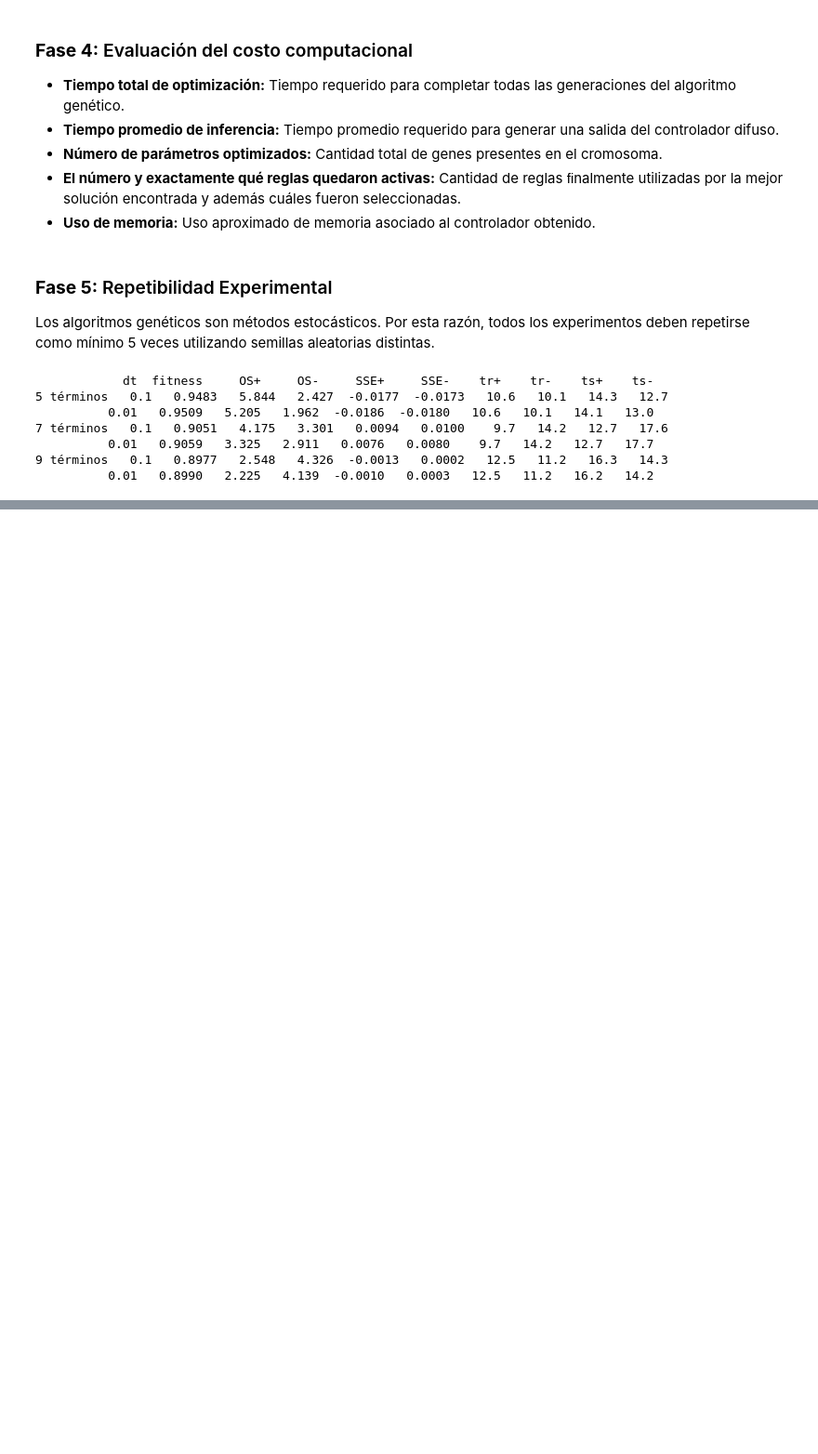
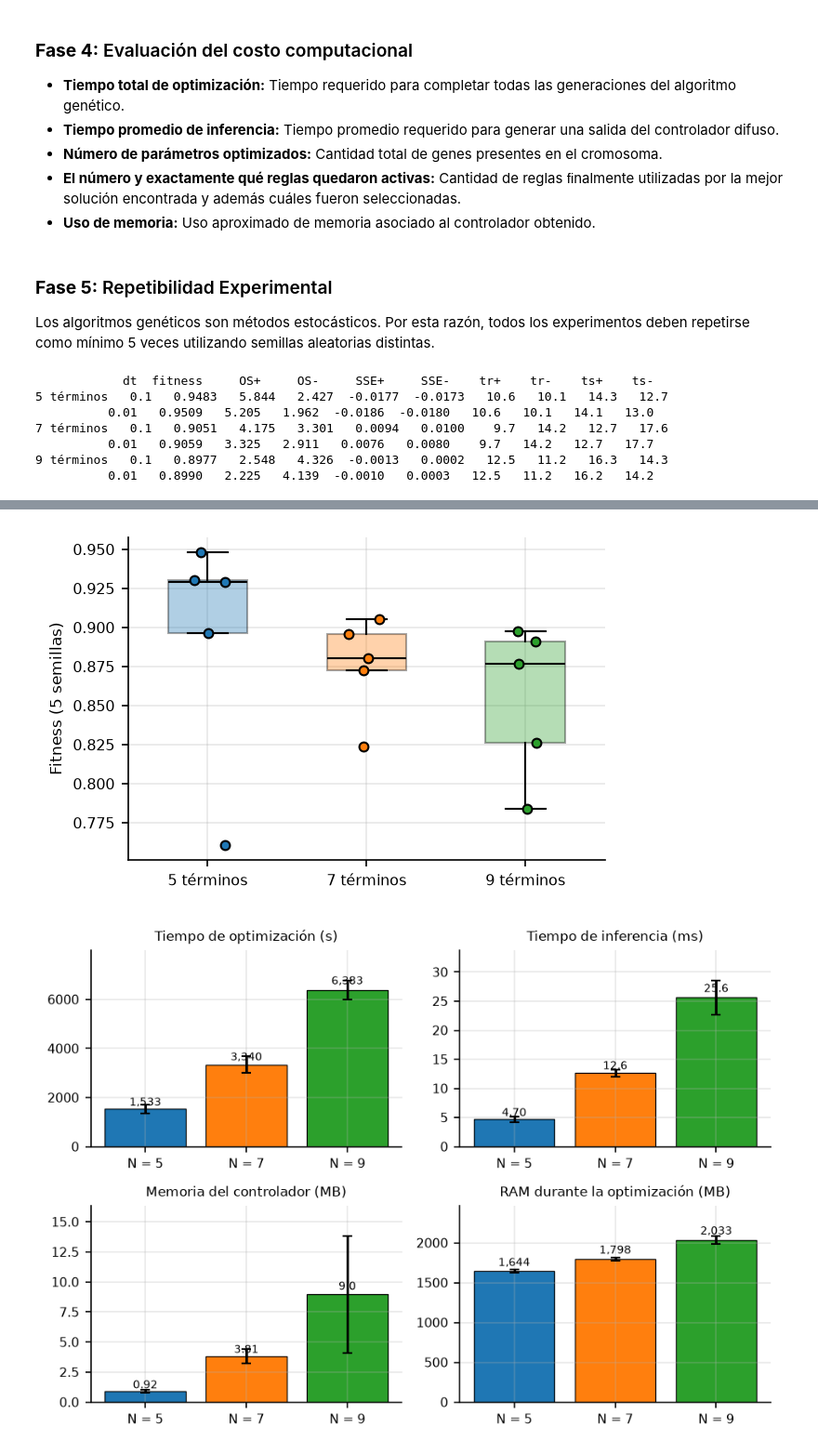
Before and after one commit to jesshdzz/computacion-flexible, a Jupyter notebook: examen2_AG.ipynb, the cells around one changed output, grey strips where cells are left out. Shown at 93% size. Drawn from its saved outputs; the diff is of its cells as text; code cells hidden in the pictures; blank space fills up the shorter version.

```diff
--- a/examen2_AG.ipynb
+++ b/examen2_AG.ipynb
@@ -857,0 +1000,38 @@ for n in TERMINOS:
+# %%
+def valores_de(n, extraer):
+    """Valor de cada una de las 5 semillas para el tamaño n."""
+    return np.array([extraer(R[(n, s)]) for s in SEMILLAS], dtype=float)
+
+generador = np.random.default_rng(1)                            # solo para dispersar los puntos del diagrama de cajas
+fig, eje = plt.subplots(figsize=(ANCHO * 0.7, 3.0))
+datos = [valores_de(n, lambda x: x['fitness']) for n in TERMINOS]
+cajas = eje.boxplot(datos, positions=[1, 2, 3], widths=0.5, patch_artist=True, showfliers=False)
+for caja, n in zip(cajas['boxes'], TERMINOS):
+    caja.set_facecolor(COLOR_N[n]); caja.set_alpha(0.35)
+for mediana in cajas['medians']: mediana.set_color('k')
+for i, (n, v) in enumerate(zip(TERMINOS, datos)):
+    eje.scatter(i + 1 + generador.uniform(-0.12, 0.12, len(v)), v, color=COLOR_N[n], edgecolor='k', s=22, zorder=3)
+eje.set_xticks([1, 2, 3]); eje.set_xticklabels([f'{n} términos' for n in TERMINOS]); eje.set_ylabel('Fitness (5 semillas)')
+guardar(fig, 'fig11_boxplot')
+
+paneles = [('Tiempo de optimización (s)', lambda x: x['tiempo_optimizacion']), ('Tiempo de inferencia (ms)', lambda x: x['evaluacion']['inferencia_ms']),
+           ('Memoria del controlador (MB)', lambda x: x['mem_controlador_mb']), ('RAM durante la optimización (MB)', lambda x: x['ram_mb'])]
+fig, ejes = plt.subplots(2, 2, figsize=(ANCHO, 4.4))
+for eje, (titulo, extraer) in zip(ejes.ravel(), paneles):
+    medias = [valores_de(n, extraer).mean() for n in TERMINOS]; desviaciones = [valores_de(n, extraer).std(ddof=1) for n in TERMINOS]
+    eje.bar([0, 1, 2], medias, yerr=desviaciones, color=[COLOR_N[n] for n in TERMINOS], capsize=3, edgecolor='k', lw=0.6)
+    for x, media in zip(range(3), medias):
+        eje.text(x, media * 1.02, f'{media:,.0f}' if media > 100 else f'{media:.1f}' if media > 5 else f'{media:.2f}', ha='center', va='bottom', fontsize=6.5)
+    eje.set_xticks([0, 1, 2]); eje.set_xticklabels([f'N = {n}' for n in TERMINOS]); eje.set_title(titulo, fontsize=8); eje.margins(y=0.18)
+fig.tight_layout(); guardar(fig, 'fig12_costos')
+
+fig, ejes = plt.subplots(1, 2, figsize=(ANCHO, 2.9), sharey=True)
+for n in TERMINOS:
+    fitness_n = valores_de(n, lambda x: x['fitness'])
+    ejes[0].scatter(valores_de(n, lambda x: x['evaluacion']['inferencia_ms']), fitness_n, color=COLOR_N[n], edgecolor='k', s=28, label=f'N = {n}')
+    ejes[1].scatter(valores_de(n, lambda x: x['tiempo_optimizacion']) / 60, fitness_n, color=COLOR_N[n], edgecolor='k', s=28)
+ejes[0].set_xlabel('Tiempo de inferencia (ms)'); ejes[1].set_xlabel('Tiempo de optimización (min)'); ejes[0].set_ylabel('Fitness'); ejes[0].legend(frameon=False)
+fig.tight_layout(); guardar(fig, 'fig13_tradeoff')
+# %% [output]
+[figure, added]
+[figure, added]
```
Also changed, not shown: parts of 8 cells of this notebook, 1 other file.
